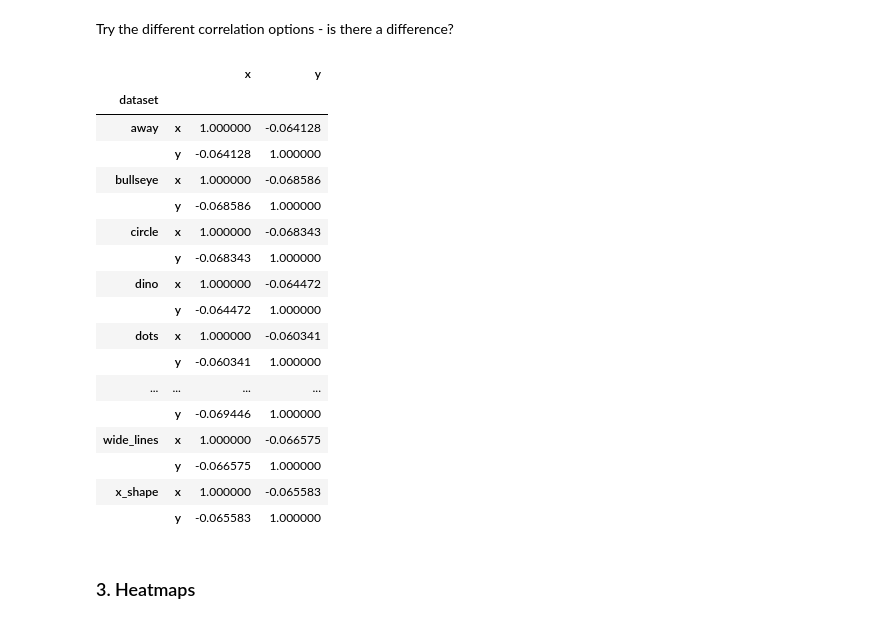
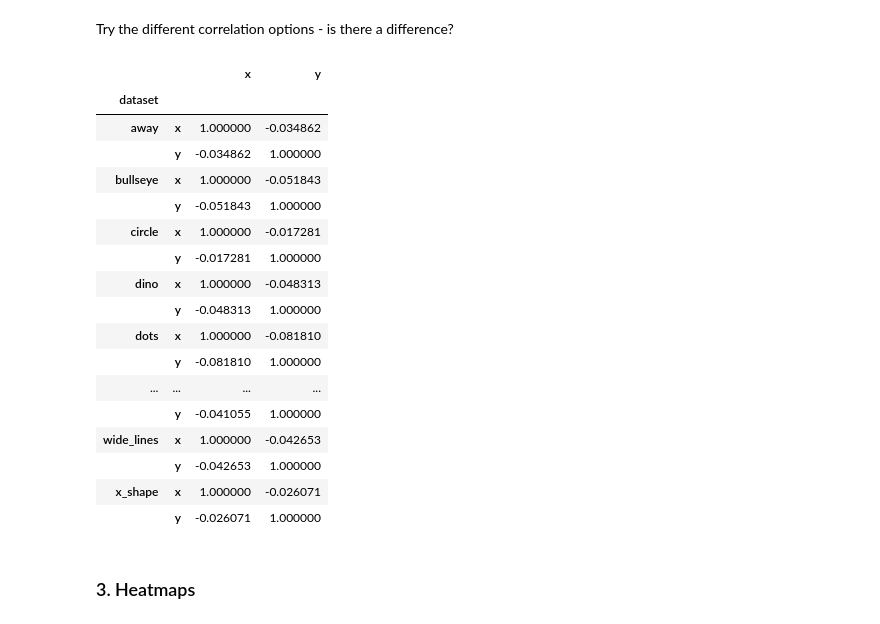
Before and after one commit to nlihin/data-analytics, a Jupyter notebook: unit5.ipynb, the cells around one changed output. Drawn from its saved outputs; the diff is of its cells as text; code cells hidden in the pictures.

```diff
--- a/unit5.ipynb
+++ b/unit5.ipynb
@@ -174,28 +187,28 @@ grid_scatterplots.map_dataframe(sns.regplot, x="x", y="y")
 # %% [markdown]
 Try the different correlation options - is there a difference?
 # %%
-dino.groupby('dataset').corr(method = 'pearson')
+#dino.groupby('dataset').corr(method = 'pearson')
 #dino.groupby('dataset').corr(method = 'spearman')
-#dino.groupby('dataset').corr(method = 'kendall')
+dino.groupby('dataset').corr(method = 'kendall')
 # %% [output]
 |  |  | x | y |
 | dataset |  |  |  |
-| away | x | 1.000000 | -0.064128 |
-|  | y | -0.064128 | 1.000000 |
-| bullseye | x | 1.000000 | -0.068586 |
-|  | y | -0.068586 | 1.000000 |
-| circle | x | 1.000000 | -0.068343 |
-|  | y | -0.068343 | 1.000000 |
-| dino | x | 1.000000 | -0.064472 |
-|  | y | -0.064472 | 1.000000 |
-| dots | x | 1.000000 | -0.060341 |
-|  | y | -0.060341 | 1.000000 |
+| away | x | 1.000000 | -0.034862 |
+|  | y | -0.034862 | 1.000000 |
+| bullseye | x | 1.000000 | -0.051843 |
+|  | y | -0.051843 | 1.000000 |
+| circle | x | 1.000000 | -0.017281 |
+|  | y | -0.017281 | 1.000000 |
+| dino | x | 1.000000 | -0.048313 |
+|  | y | -0.048313 | 1.000000 |
+| dots | x | 1.000000 | -0.081810 |
+|  | y | -0.081810 | 1.000000 |
 | ... | ... | ... | ... |
-|  | y | -0.069446 | 1.000000 |
-| wide_lines | x | 1.000000 | -0.066575 |
-|  | y | -0.066575 | 1.000000 |
-| x_shape | x | 1.000000 | -0.065583 |
-|  | y | -0.065583 | 1.000000 |
+|  | y | -0.041055 | 1.000000 |
+| wide_lines | x | 1.000000 | -0.042653 |
+|  | y | -0.042653 | 1.000000 |
+| x_shape | x | 1.000000 | -0.026071 |
+|  | y | -0.026071 | 1.000000 |
 # %% [markdown]
 ### 3. Heatmaps
 # %% [markdown]
```
Also changed, not shown: parts of 15 cells of this notebook.
